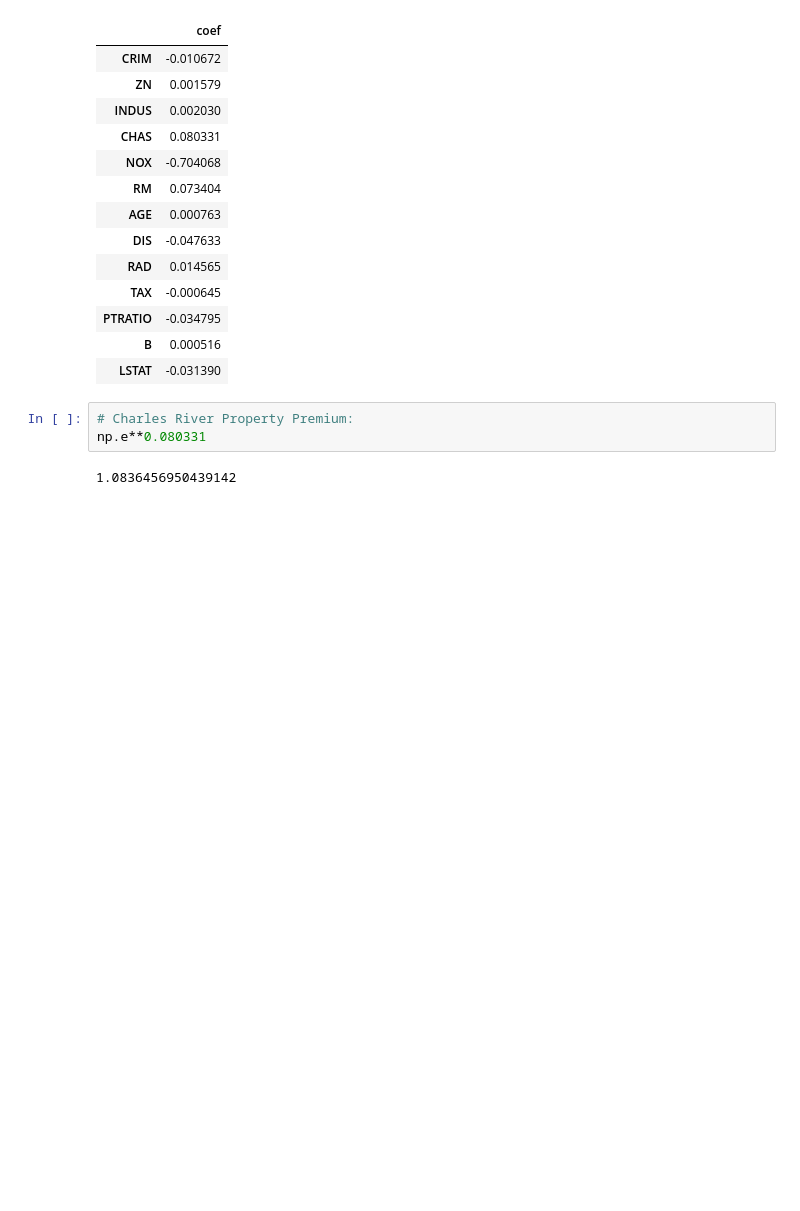
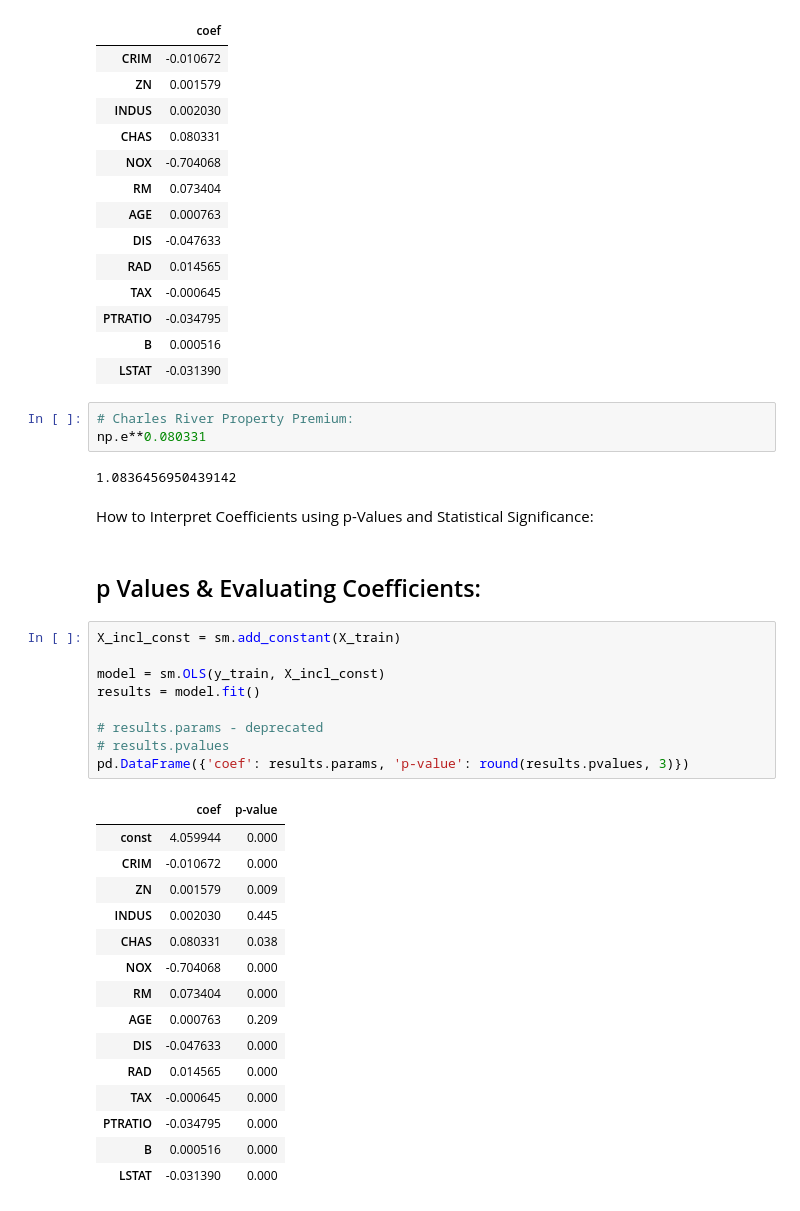
Before and after one commit to Sampatankar/DataScienceBootcamp2020-Python, a Jupyter notebook: 5MultivariableLinearRegression/04 Multivariable Regression.ipynb, the cells around one changed output. Saved outputs shown, nothing was run; the diff lists cells and outputs as text; blank space fills up the shorter version.

```diff
--- a/5MultivariableLinearRegression/04 Multivariable Regression.ipynb
+++ b/5MultivariableLinearRegression/04 Multivariable Regression.ipynb
@@ -639,3 +641,32 @@ Intercept 4.05994387177519
 np.e**0.080331
 # %% [output]
 1.0836456950439142
+# %% [markdown]
+How to Interpret Coefficients using p-Values and Statistical Significance:
+# %% [markdown]
+## p Values & Evaluating Coefficients:
+# %%
+X_incl_const = sm.add_constant(X_train)
+
+model = sm.OLS(y_train, X_incl_const)
+results = model.fit()
+
+# results.params - deprecated
+# results.pvalues
+pd.DataFrame({'coef': results.params, 'p-value': round(results.pvalues, 3)})
+# %% [output]
+|  | coef | p-value |
+| const | 4.059944 | 0.000 |
+| CRIM | -0.010672 | 0.000 |
+| ZN | 0.001579 | 0.009 |
+| INDUS | 0.002030 | 0.445 |
+| CHAS | 0.080331 | 0.038 |
+| NOX | -0.704068 | 0.000 |
+| RM | 0.073404 | 0.000 |
+| AGE | 0.000763 | 0.209 |
+| DIS | -0.047633 | 0.000 |
+| RAD | 0.014565 | 0.000 |
+| TAX | -0.000645 | 0.000 |
+| PTRATIO | -0.034795 | 0.000 |
+| B | 0.000516 | 0.000 |
+| LSTAT | -0.031390 | 0.000 |
```
Also changed, not shown: parts of 1 cell of this notebook.
